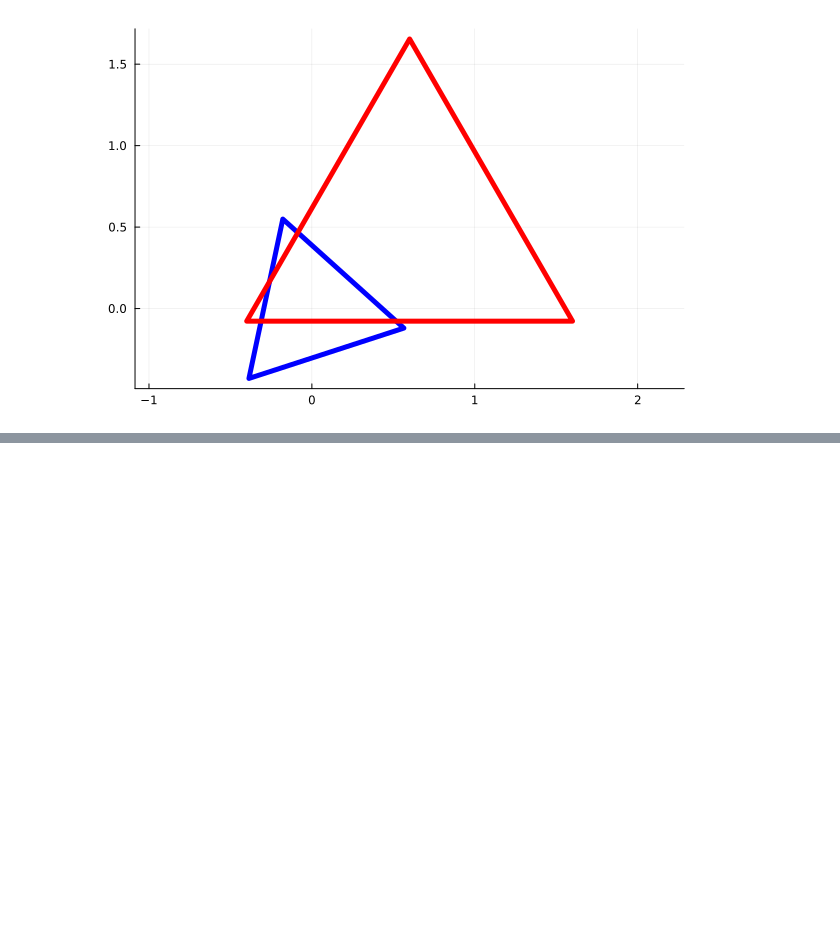
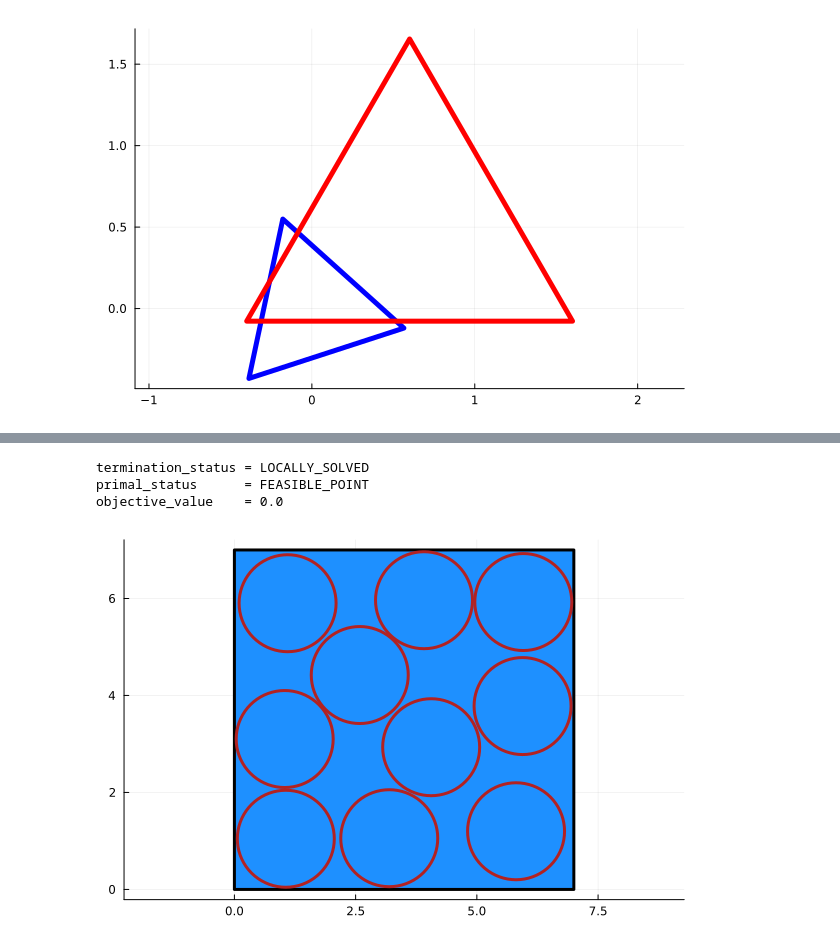
Before and after one commit to fsobral/minicurso-empacotamento, a Jupyter notebook: modelando-empacotamentos.ipynb, the cells around one changed output, grey strips where cells are left out. Saved outputs shown, nothing was run; the diff lists cells and outputs as text; code cells hidden in the pictures; blank space fills up the shorter version.

Commit message:
Add models.

```diff
--- a/modelando-empacotamentos.ipynb
+++ b/modelando-empacotamentos.ipynb
@@ -221,0 +338,14 @@ plot!(caixa(L, W), c=false, lc=:black, lw=5, label=false, aspect_ratio=true)
+# %%
+println("""
+termination_status = $(termination_status(model))
+primal_status      = $(primal_status(model))
+objective_value    = $(objective_value(model))
+""")
+# %% [output]
+termination_status = LOCALLY_SOLVED
+primal_status      = FEASIBLE_POINT
+objective_value    = 0.0
+# %%
+desenha_solucao_cq([1 for i = 1:10], value.(xC), value.(yC), 7, 7)
+# %% [output]
+[figure, added]
```
Also changed, not shown: parts of 31 cells of this notebook, 1 other file.
